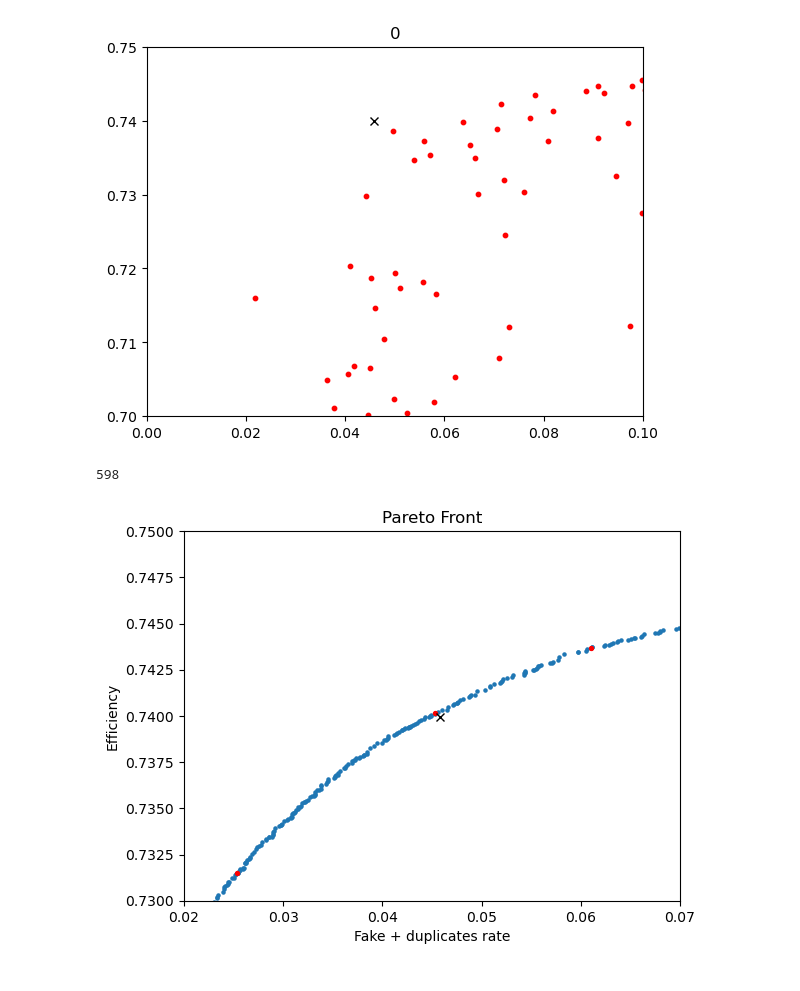
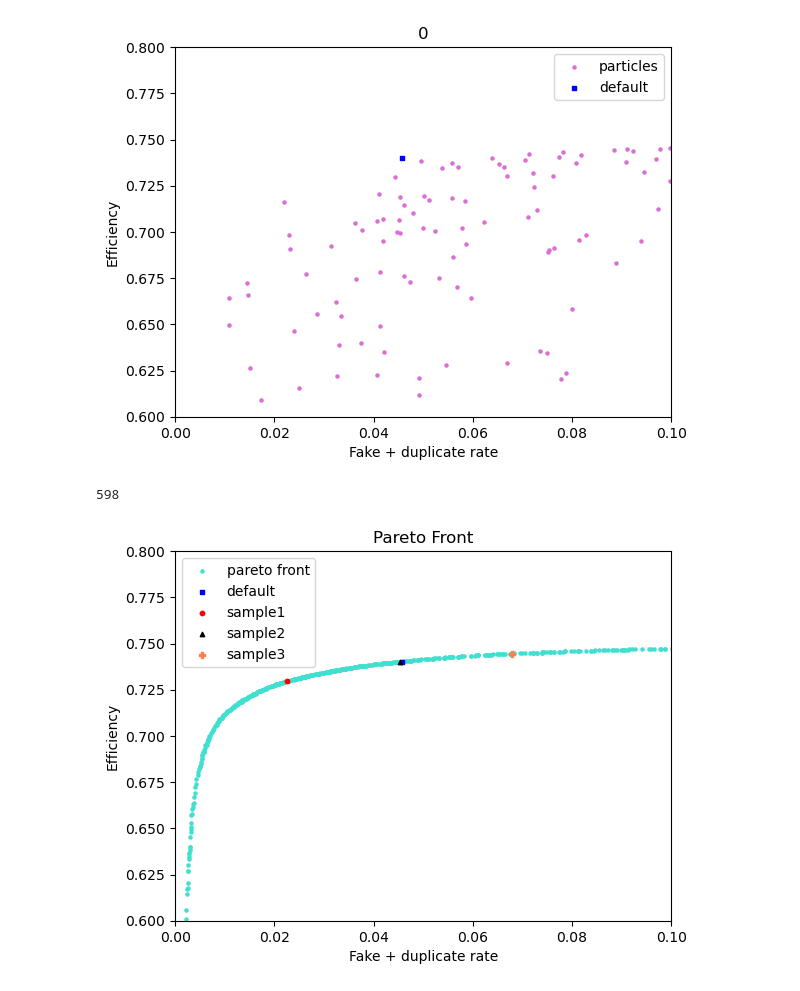
Before and after one commit to lguzzi/CA-parameter-tuning, a Jupyter notebook: plotting.ipynb, the cells around one changed output. Drawn from its saved outputs; the diff is of its cells as text; code cells hidden in the pictures.

Commit message:
update plotting

```diff
--- a/plotting.ipynb
+++ b/plotting.ipynb
@@ -20,26 +20,29 @@ metrics = [pd.read_csv('history/iteration' + str(i) + '.csv', header=None, useco
 # %%
 import matplotlib.animation as animation
 
 fig, ax = plt.subplots()
 
 def animate(i):
     fig.clear()
     ax = fig.add_subplot(111)
     ax.set_xlim(0., 0.1)
-    ax.set_ylim(0.7, 0.75)
+    ax.set_ylim(0.6, 0.8)
     # s = ax.scatter(metrics[0][1], 1 - metrics[0][0], s=10)
-    s = ax.scatter(metrics[i][1], 1 - metrics[i][0], c='red', s=10)
+    s = ax.scatter(metrics[i][1], 1 - metrics[i][0], s=5, color='orchid', label='particles')
     # s = ax.scatter(metrics[num_iterations - 1][1], 1 - metrics[num_iterations - 1][0], c='green', s=10)
-    s = ax.plot([default_metrics[1]], [1 - default_metrics[0]], 'x', color='black')
+    s = ax.scatter([default_metrics[1]], [1 - default_metrics[0]], marker='s', color='blue', s=10, label='default')
     # ax.set_xlabel(r'fakes $=\frac{(N_{rec}-N_{ass})}{N_{rec}}$')
     # ax.set_ylabel(r'eff $=\frac{N_{ass}}{N_{sim}}$')
     # ax.legend(loc='best')
+    ax.set_xlabel("Fake + duplicate rate")
+    ax.set_ylabel("Efficiency")
+    ax.legend()
     ax.set_title(str(i))
 
 ani=animation.FuncAnimation(fig, animate, interval=200, frames=range(num_iterations))
 ani.save('checkpoint/metrics.gif', writer='pillow')
 # %% [output]
-[figure, old version]
+[figure, new version]
 # %%
 pareto_front = utils.read_csv('checkpoint/pareto_front.csv')
 pareto_front = pareto_front[pareto_front[:, num_params + 1].argsort()]
@@ -53,27 +56,31 @@ len(pareto_front)
 # %% [output]
 598
 # %%
-point1 = pareto_front[220]
+point1 = pareto_front[200]
 point2 = pareto_front[350]
-point3 = pareto_front[400]
+point3 = pareto_front[420]
 
 
-plt.scatter(pareto_x, pareto_y, s=5)
-plt.plot(default_metrics[1], 1 - default_metrics[0], 'x', color='black')
-plt.scatter([point1[num_params + 1], point2[num_params + 1], point3[num_params + 1]],
-            [1 - point1[num_params], 1 - point2[num_params], 1 - point3[num_params]], color='red', s=8)
+plt.scatter(pareto_x, pareto_y, s=5, color='turquoise', label='pareto front')
+
+plt.scatter(default_metrics[1], 1 - default_metrics[0], marker='s', color='blue', s=10, label='default')
+plt.scatter([point1[num_params + 1]], [1 - point1[num_params]], color='red', s=10, label='sample1')
+plt.scatter([point2[num_params + 1]], [1 - point2[num_params]], marker='^', color='black', s=10, label='sample2')
+plt.scatter([point3[num_params + 1]], [1 - point3[num_params]], marker='P', color='coral', s=15, label='sample3')
+plt.legend()
+
 # plt.scatter([point1[5] + point1[6], point2[5] + point2[6], point3[5] + point3[6]], [1 - point1[4], 1 - point2[4], 1 - point3[4]], color='red', s=8)
 
 # plt.scatter(point1[5], 1 - point1[4], color='red', s=8)
-plt.xlim(0.02, 0.07)
-plt.ylim(0.73, 0.75)
-plt.xlabel('Fake + duplicates rate')
+plt.xlim(0.0, 0.1)
+plt.ylim(0.6, 0.8)
+plt.xlabel('Fake + duplicate rate')
 plt.ylabel('Efficiency')
 plt.title('Pareto Front')
 plt.savefig('checkpoint/pf.png')
 plt.show()
 # %% [output]
-[figure, old version]
+[figure, new version]
 # %%
 print([point1[i] for i in range(num_params)])
 print([point2[i] for i in range(num_params)])
```
Also changed, not shown: parts of 1 cell of this notebook, 1 other file.
